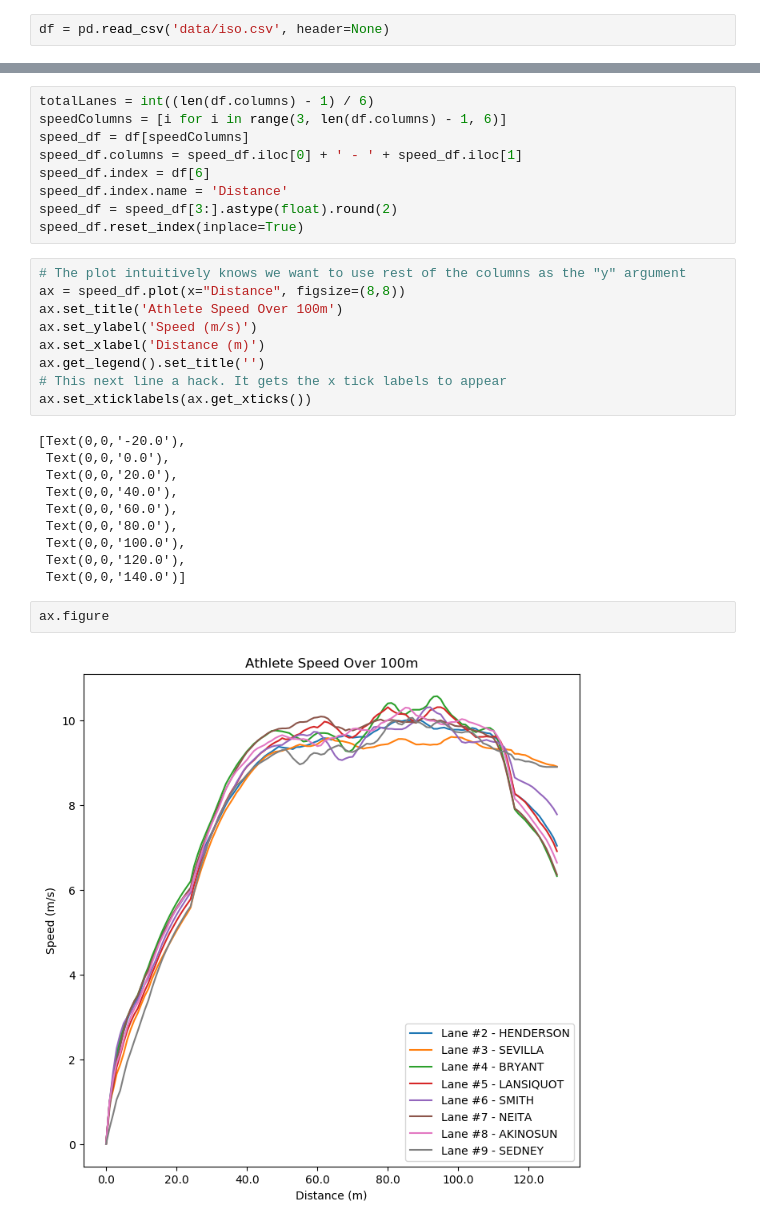
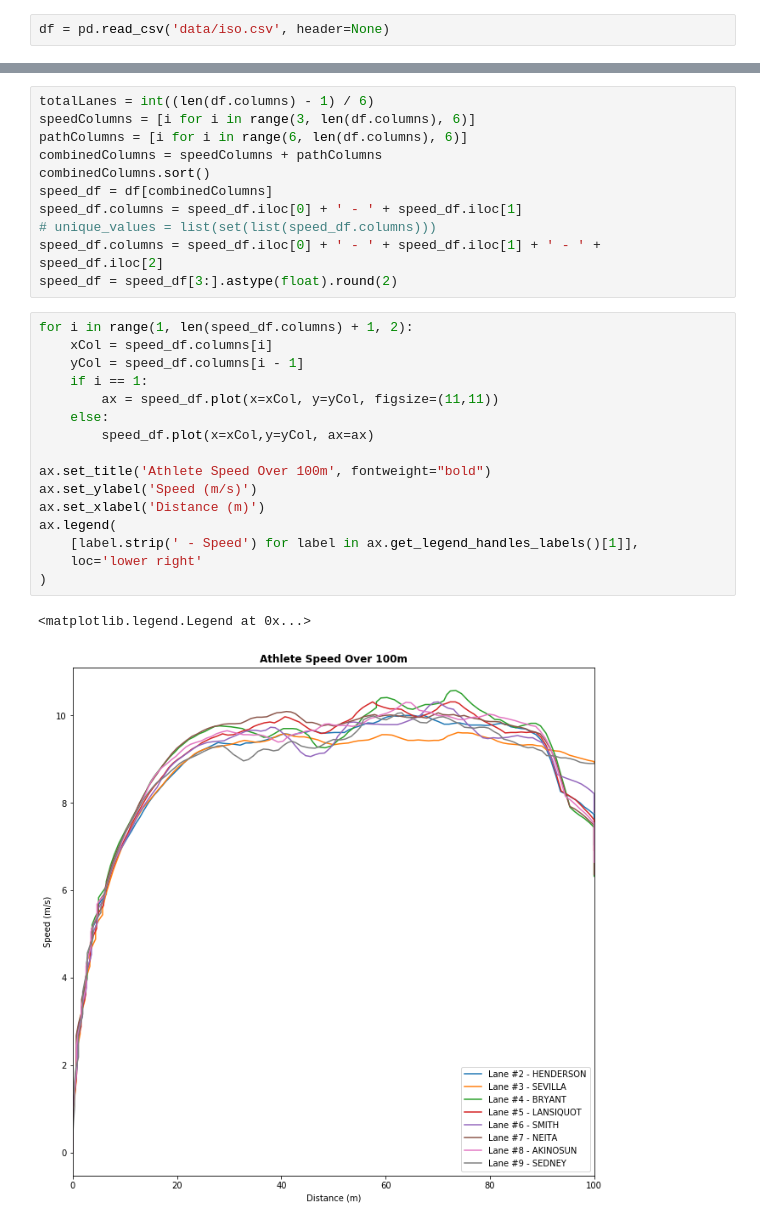
Before and after one commit to g-rock/dad, a Jupyter notebook: iso.ipynb, the cells around one changed output, grey strips where cells are left out. Cells and saved outputs as stored; diff of their text form.

```diff
--- a/iso.ipynb
+++ b/iso.ipynb
@@ -5,32 +16,30 @@ df = pd.read_csv('data/iso.csv', header=None)
 # %%
 totalLanes = int((len(df.columns) - 1) / 6)
-speedColumns = [i for i in range(3, len(df.columns) - 1, 6)]
-speed_df = df[speedColumns]
+speedColumns = [i for i in range(3, len(df.columns), 6)]
+pathColumns = [i for i in range(6, len(df.columns), 6)]
+combinedColumns = speedColumns + pathColumns
+combinedColumns.sort()
+speed_df = df[combinedColumns]
 speed_df.columns = speed_df.iloc[0] + ' - ' + speed_df.iloc[1]
-speed_df.index = df[6]
-speed_df.index.name = 'Distance'
+# unique_values = list(set(list(speed_df.columns)))
+speed_df.columns = speed_df.iloc[0] + ' - ' + speed_df.iloc[1] + ' - ' + speed_df.iloc[2]
 speed_df = speed_df[3:].astype(float).round(2)
-speed_df.reset_index(inplace=True)
-# %%
-# The plot intuitively knows we want to use rest of the columns as the "y" argument
-ax = speed_df.plot(x="Distance", figsize=(8,8))
-ax.set_title('Athlete Speed Over 100m')
-ax.set_ylabel('Speed (m/s)')
-ax.set_xlabel('Distance (m)')
-ax.get_legend().set_title('')
-# This next line a hack. It gets the x tick labels to appear
-ax.set_xticklabels(ax.get_xticks())
-# %% [output]
-[Text(0,0,'-20.0'),
- Text(0,0,'0.0'),
- Text(0,0,'20.0'),
- Text(0,0,'40.0'),
- Text(0,0,'60.0'),
- Text(0,0,'80.0'),
- Text(0,0,'100.0'),
- Text(0,0,'120.0'),
- Text(0,0,'140.0')]
-# %%
-ax.figure
-# %% [output]
-[figure, removed]
+# %%
+for i in range(1, len(speed_df.columns) + 1, 2):
+    xCol = speed_df.columns[i]
+    yCol = speed_df.columns[i - 1]
+    if i == 1:
+        ax = speed_df.plot(x=xCol, y=yCol, figsize=(11,11))
+    else:
+        speed_df.plot(x=xCol,y=yCol, ax=ax)
+
+ax.set_title('Athlete Speed Over 100m', fontweight="bold")
+ax.set_ylabel('Speed (m/s)')
+ax.set_xlabel('Distance (m)')
+ax.legend(
+    [label.strip(' - Speed') for label in ax.get_legend_handles_labels()[1]],
+    loc='lower right'
+)
+# %% [output]
+<matplotlib.legend.Legend at 0x...>
+[figure, added]
```
Also changed, not shown: parts of 3 cells of this notebook.
